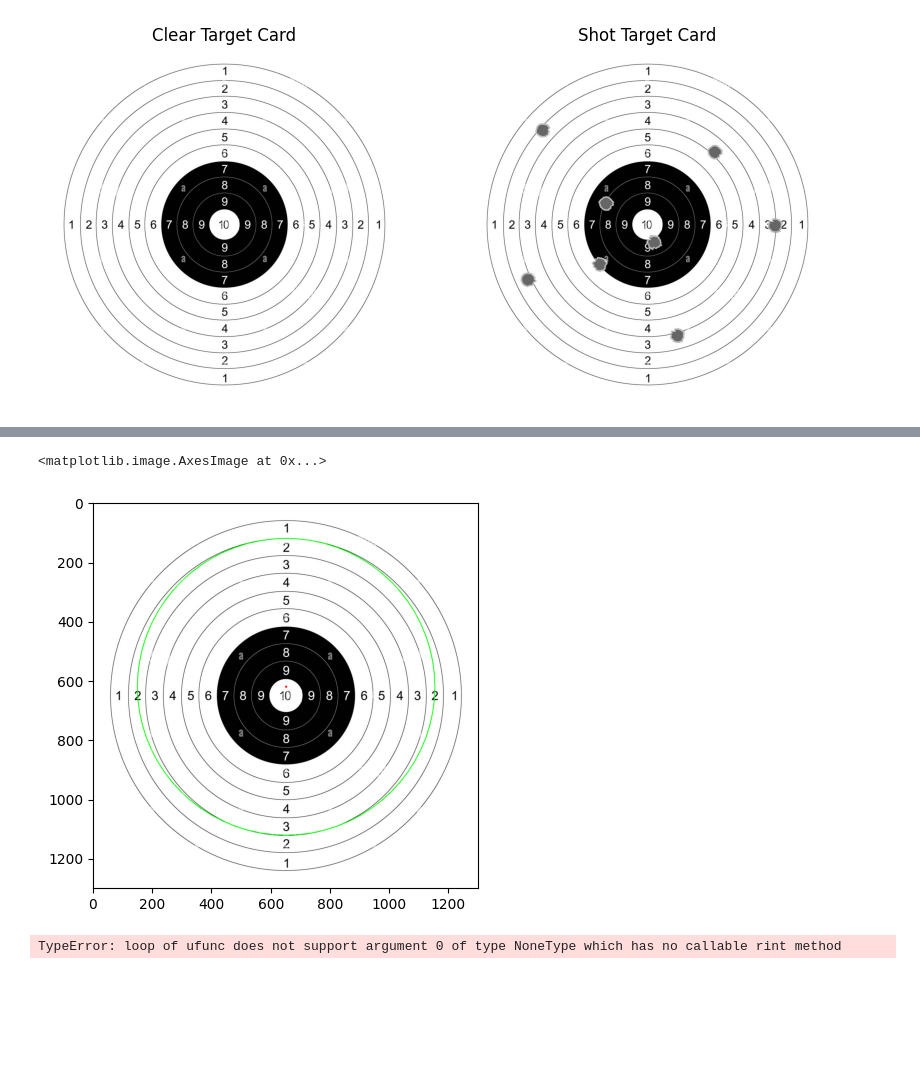
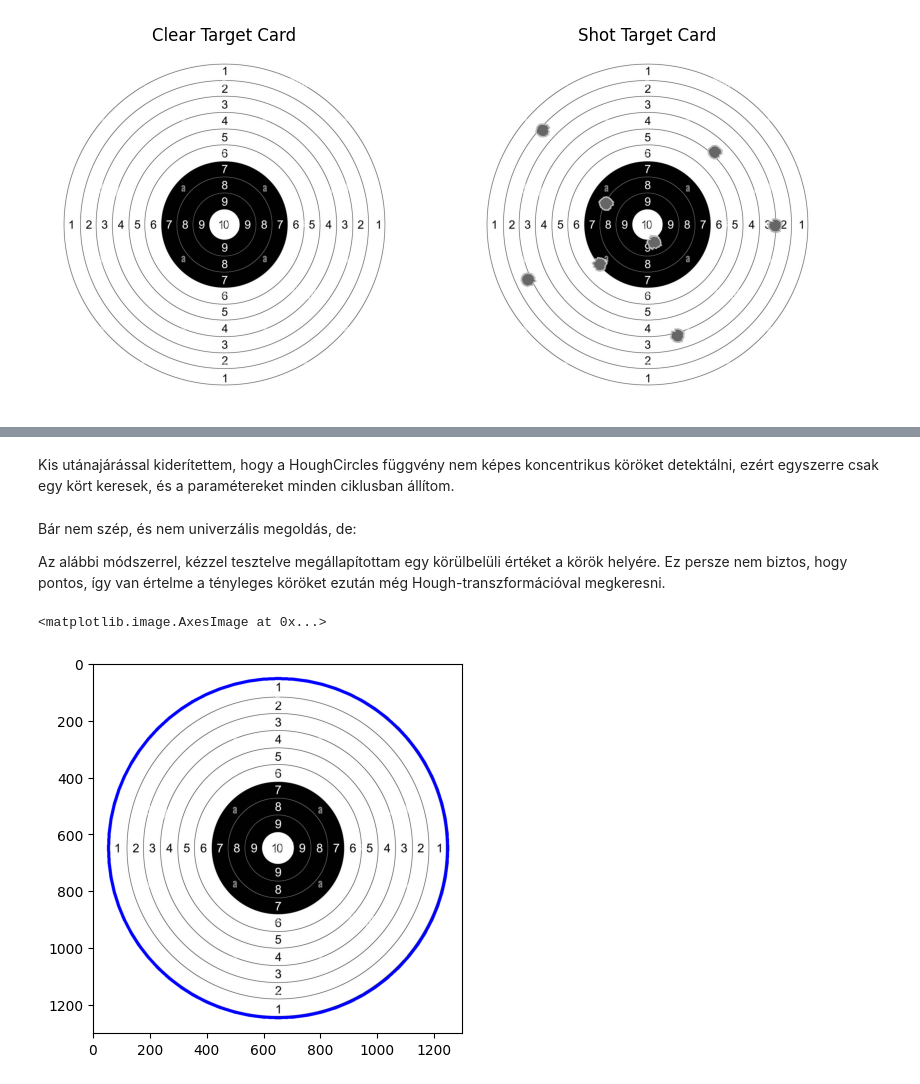
Before and after one commit to BrMrtn/GoogleColab, a Jupyter notebook: Képfeldolgozás/khf6_Lőlap.ipynb, the cells around one changed output, grey strips where cells are left out. Cells and saved outputs as stored; diff of their text form; code cells hidden in the pictures; blank space fills up the shorter version.

```diff
--- a/Képfeldolgozás/khf6_Lőlap.ipynb
+++ b/Képfeldolgozás/khf6_Lőlap.ipynb
@@ -169,29 +49,19 @@ axs.imshow(cv2.cvtColor(target_card7, cv2.COLOR_BGR2RGB))
-# %%
-found_circles = cv2.HoughCircles(target_card, cv2.HOUGH_GRADIENT, 1, 1000, param1=200, param2=10, minRadius=9*56-10, maxRadius=9*56+10) # image, method, 1 (accumulator res = img res), minDist,
-found_circles = np.uint16(np.around(found_circles)) # típuskonverzió (ne legyen pl. 2.4-edik pixel)
-
-target_card8 = cv2.cvtColor(target_card, cv2.COLOR_GRAY2BGR)
-for i in found_circles[0, :]:
-  cv2.circle(target_card8, (i[0], i[1]), i[2], (0, 255, 0), 2)
-  cv2.circle(target_card8, (i[0], i[1]), 2, (0, 0, 255), 3)
-
-# show target card
-fig, axs = plt.subplots(1, 1, figsize=(10, 5))
-axs.imshow(cv2.cvtColor(target_card8, cv2.COLOR_BGR2RGB))
-# %% [output]
-<matplotlib.image.AxesImage at 0x...>
-[figure, removed]
-# %%
-found_circles = cv2.HoughCircles(target_card, cv2.HOUGH_GRADIENT, 1, 1000, param1=200, param2=100, minRadius=10*56-10, maxRadius=10*56+10) # image, method, 1 (accumulator res = img res), minDist,
-found_circles = np.uint16(np.around(found_circles)) # típuskonverzió (ne legyen pl. 2.4-edik pixel)
-
-target_card9 = cv2.cvtColor(target_card, cv2.COLOR_GRAY2BGR)
-for i in found_circles[0, :]:
-  cv2.circle(target_card9, (i[0], i[1]), i[2], (0, 255, 0), 2)
-  cv2.circle(target_card9, (i[0], i[1]), 2, (0, 0, 255), 3)
-
-# show target card
-fig, axs = plt.subplots(1, 1, figsize=(10, 5))
-axs.imshow(cv2.cvtColor(target_card9, cv2.COLOR_BGR2RGB))
-# %% [output]
-TypeError: loop of ufunc does not support argument 0 of type NoneType which has no callable rint method
+# %% [markdown]
+Kis utánajárással kiderítettem, hogy a HoughCircles függvény nem képes koncentrikus köröket detektálni, ezért egyszerre csak egy kört keresek, és a paramétereket minden ciklusban állítom.
+# %% [markdown]
+Bár nem szép, és nem univerzális megoldás, de:
+
+Az alábbi módszerrel, kézzel tesztelve megállapítottam egy körülbelüli értéket a körök helyére. Ez persze nem biztos, hogy pontos, így van értelme a tényleges köröket ezután még Hough-transzformációval megkeresni.
+# %%
+target_card_try = cv2.cvtColor(target_card, cv2.COLOR_GRAY2BGR) # Hogy színesen látszódjon a rárajzolt kör
+
+center = (target_card_try.shape[1]//2, target_card_try.shape[0]//2)
+inner_circle_width = 56 # Belső (fekete hátterű) gyűrűk közti távolság (illetve a belső kör sugara)
+outer_circle_width = 62 # Külső gyűrűk közti távolság
+
+cv2.circle(target_card_try, center, 4*inner_circle_width+6*outer_circle_width, (0, 0, 255), 10)
+
+plt.imshow(target_card_try)
+# %% [output]
+<matplotlib.image.AxesImage at 0x...>
+[figure, added]
```
Also changed, not shown: parts of 17 cells of this notebook.
